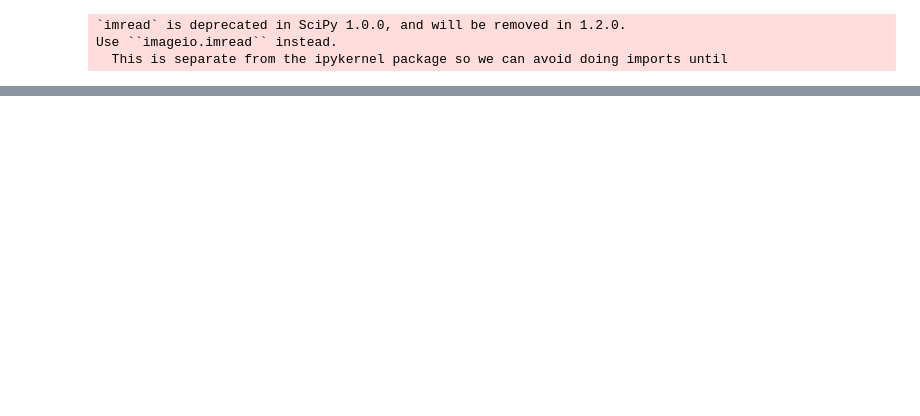
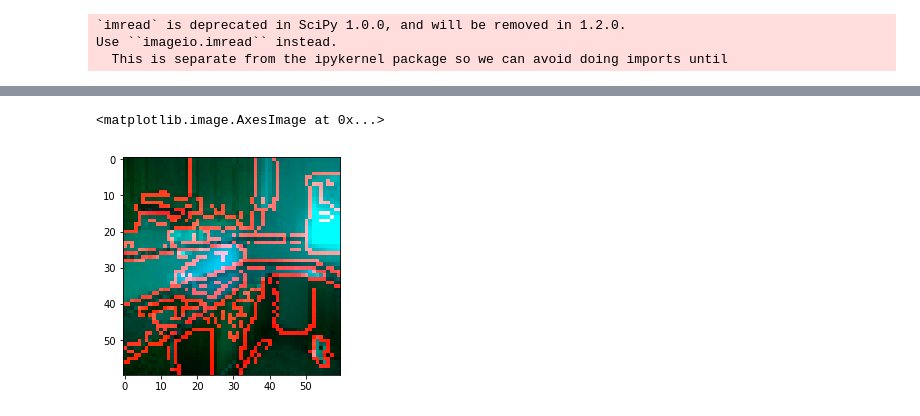
Before and after one commit to RohitUttam/UniversityHack2019, a Jupyter notebook: Expl_ini_images.ipynb, the cells around one changed output, grey strips where cells are left out. Cells and saved outputs as stored; diff of their text form; code cells hidden in the pictures; blank space fills up the shorter version.

```diff
--- a/Expl_ini_images.ipynb
+++ b/Expl_ini_images.ipynb
@@ -346,0 +422,5 @@ plt.hist(rounded_ty,bins=100)
+# %%
+plt.imshow(train_X[80])
+# %% [output]
+<matplotlib.image.AxesImage at 0x...>
+[figure, added]
```
Also changed, not shown: parts of 26 cells of this notebook.
